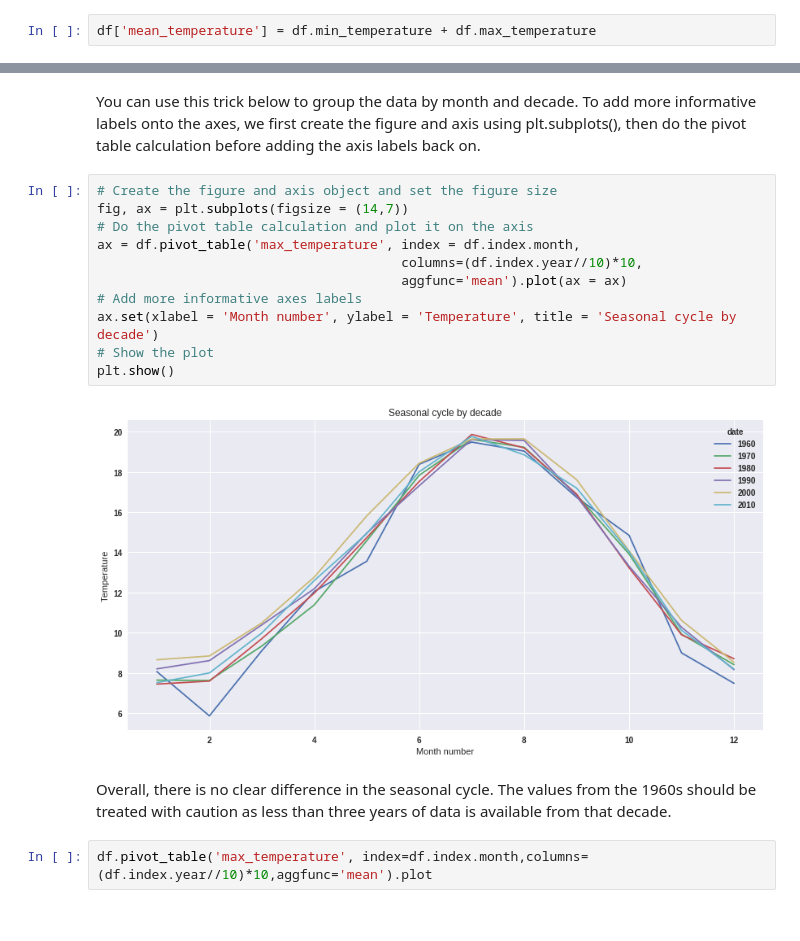
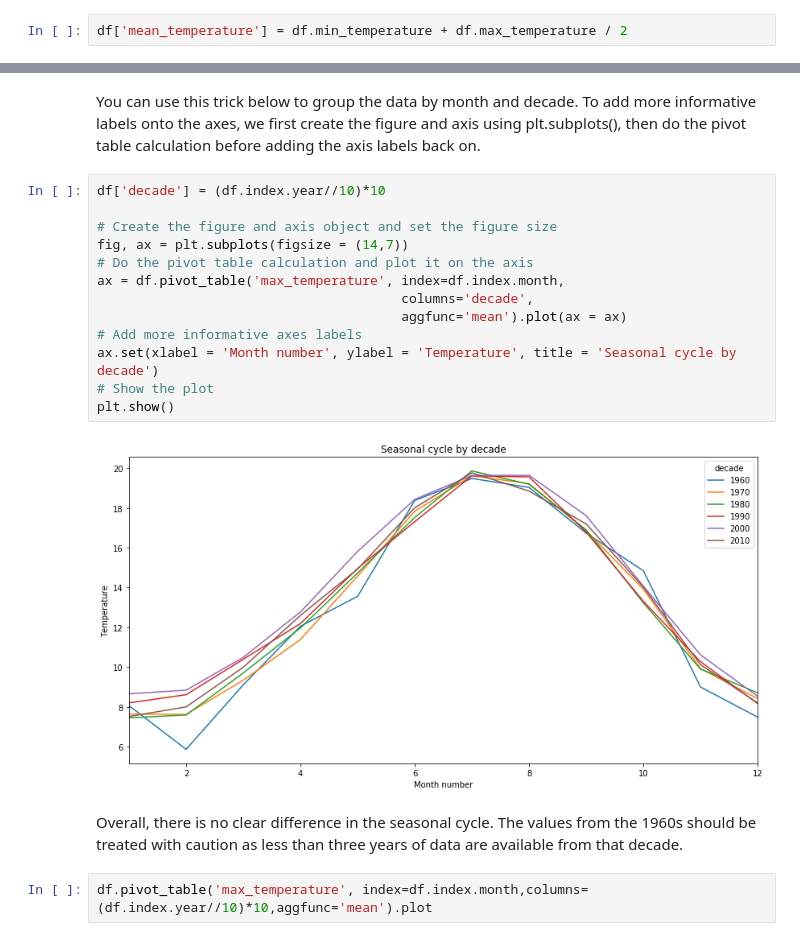
Before and after one commit to braaannigan/climate_python_intro, a Jupyter notebook: pandas_1.ipynb, the cells around one changed output, grey strips where cells are left out. Drawn from its saved outputs; the diff is of its cells as text.

```diff
--- a/pandas_1.ipynb
+++ b/pandas_1.ipynb
@@ -200,7 +211,7 @@ Pandas has many built-in features to do fast computation.
 
 Operations on columns are vectorised:
 # %%
-df['mean_temperature'] = df.min_temperature + df.max_temperature
+df['mean_temperature'] = df.min_temperature + df.max_temperature / 2
 # %% [markdown]
 There are also numerous built-in functions for calculating statistics on your data:
 # %%
@@ -293,20 +306,22 @@ Int64Index([1960, 1960, 1960, 1960, 1960, 1960, 1960, 1960, 1960, 1960,
 # %% [markdown]
 You can use this trick below to group the data by month and decade.  To add more informative labels onto the axes, we first create the figure and axis using plt.subplots(), then do the pivot table calculation before adding the axis labels back on.
 # %%
+df['decade'] = (df.index.year//10)*10
+
 # Create the figure and axis object and set the figure size
 fig, ax = plt.subplots(figsize = (14,7))
 # Do the pivot table calculation and plot it on the axis
-ax = df.pivot_table('max_temperature', index = df.index.month,
-                                       columns=(df.index.year//10)*10,
+ax = df.pivot_table('max_temperature', index=df.index.month,
+                                       columns='decade',
                                        aggfunc='mean').plot(ax = ax)
 # Add more informative axes labels
 ax.set(xlabel = 'Month number', ylabel = 'Temperature', title = 'Seasonal cycle by decade')
 # Show the plot
 plt.show()
 # %% [output]
-[figure, old version]
+[figure, new version]
 # %% [markdown]
-Overall, there is no clear difference in the seasonal cycle.  The values from the 1960s should be treated with caution as less than three years of data is available from that decade.
+Overall, there is no clear difference in the seasonal cycle.  The values from the 1960s should be treated with caution as less than three years of data are available from that decade.
 # %%
 df.pivot_table('max_temperature', index=df.index.month,columns=(df.index.year//10)*10,aggfunc='mean').plot
 # %%
```
Also changed, not shown: parts of 24 cells of this notebook.
